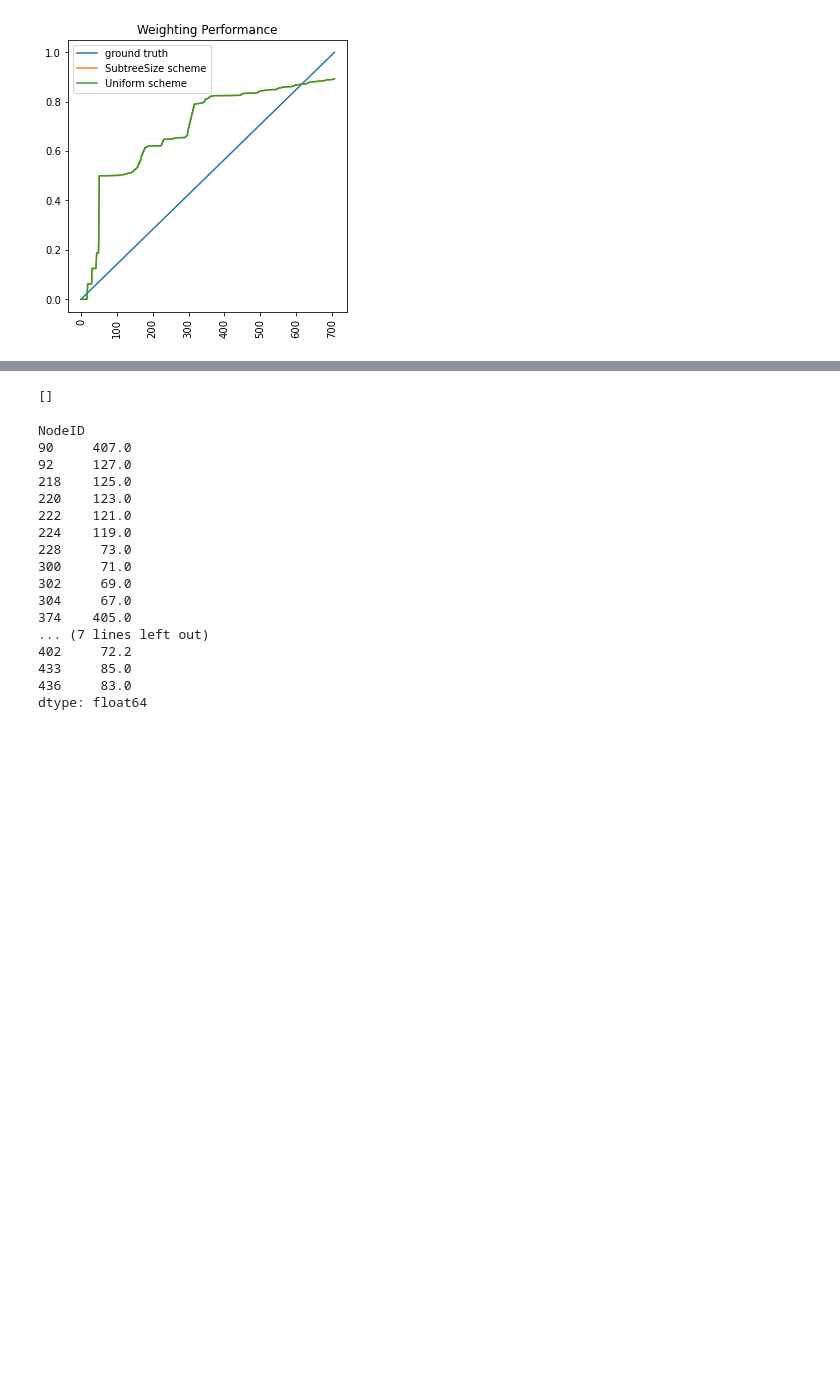
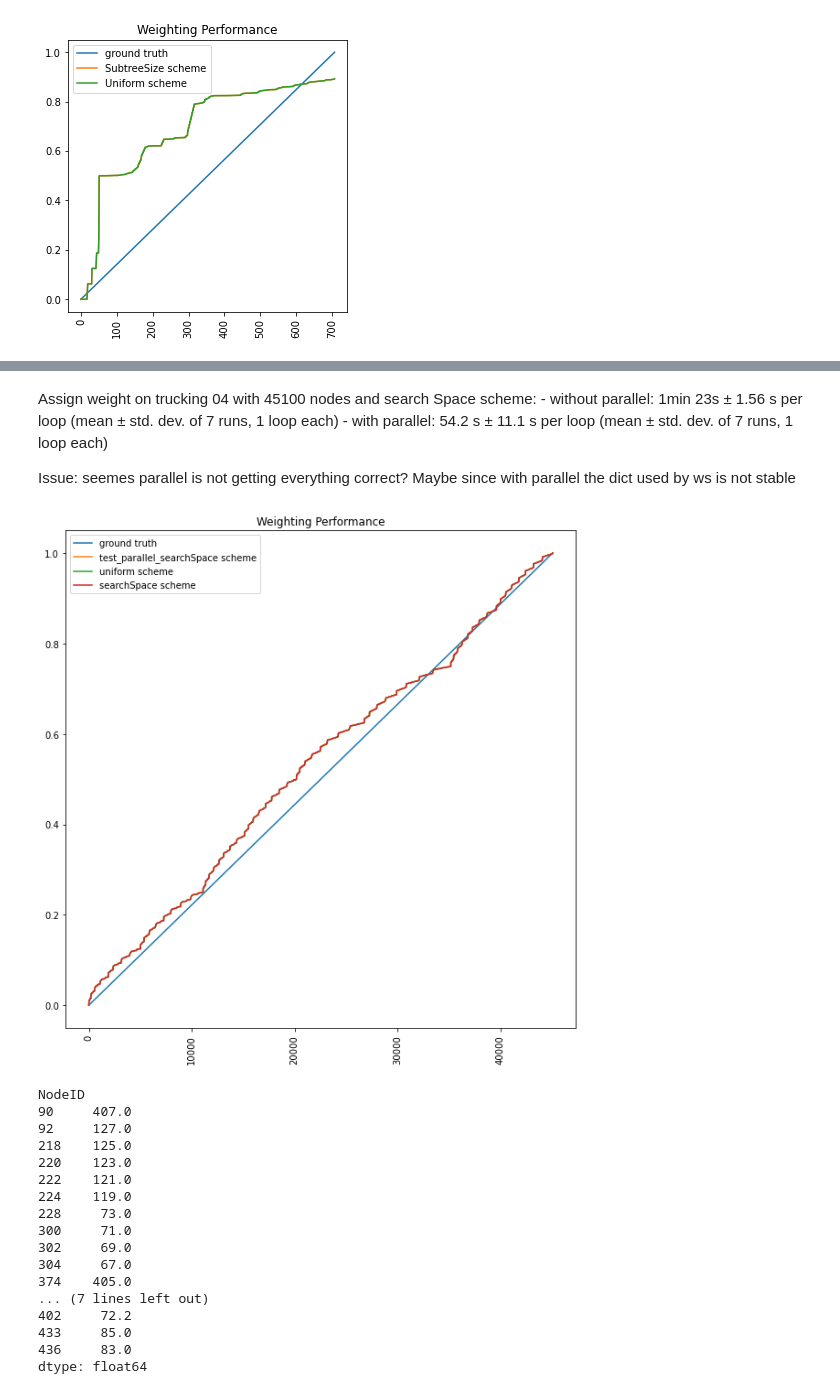
Before and after one commit to LongDangHoang/CPProgressEstimation, a Jupyter notebook: testground.ipynb, the cells around one changed output, grey strips where cells are left out. Cells and saved outputs as stored; diff of their text form; code cells hidden in the pictures; blank space fills up the shorter version.

```diff
--- a/testground.ipynb
+++ b/testground.ipynb
@@ -172,7 +207,23 @@ RuntimeError: SynchronizedArray objects should only be shared between processes
-# %%
-col
-# %% [output]
-[]
+# %% [markdown]
+Assign weight on trucking 04 with 45100 nodes and search Space scheme:
+    - without parallel: 1min 23s ± 1.56 s per loop (mean ± std. dev. of 7 runs, 1 loop each)
+    - with parallel: 54.2 s ± 11.1 s per loop (mean ± std. dev. of 7 runs, 1 loop each)
+
+
+Issue:
+seemes parallel is not getting everything correct?
+Maybe since with parallel the dict used by ws is not stable
+# %%
+dfs_ordering = nodes_df[nodes_df['Status'] != 3].reset_index().sort_values('DFSOrdering')['NodeID']
+
+cum_sums = {}
+cum_sums['test_parallel_searchSpace'] = get_cum_weight(nodes_df, 'NodeWeightTest', dfs_ordering)
+cum_sums['uniform'] = get_cum_weight(nodes_df, 'UniformNodeWeight', dfs_ordering)
+cum_sums['searchSpace'] = get_cum_weight(nodes_df, 'SearchSpaceNodeWeight', dfs_ordering)
+
+fig, ax = plot_goodness(cum_sums, figsize=(10, 10))
+# %% [output]
+[figure, added]
 # %%
 # see if subtree sizes follow the same characteristic
 
```
Also changed, not shown: parts of 6 cells of this notebook, 2 other files.
